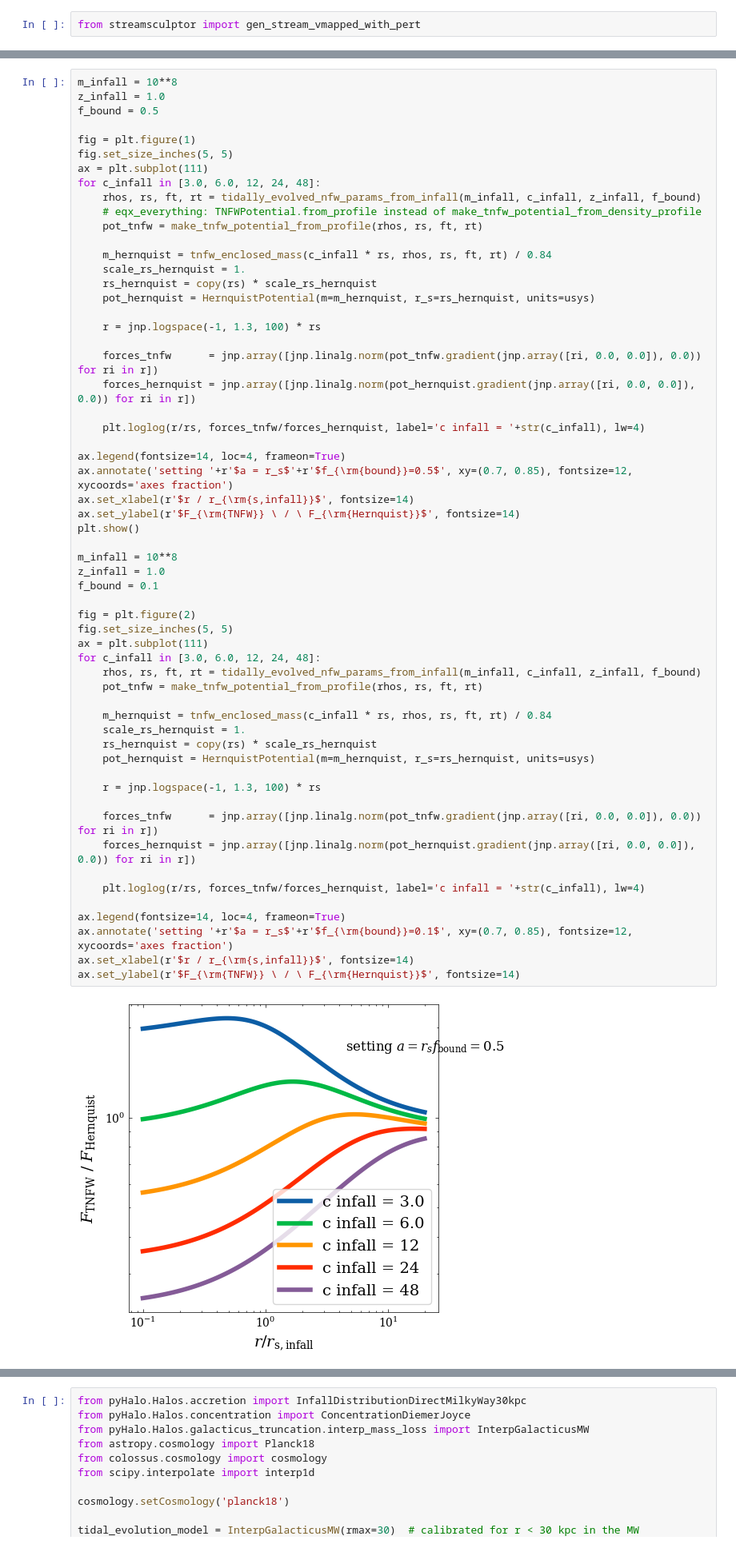
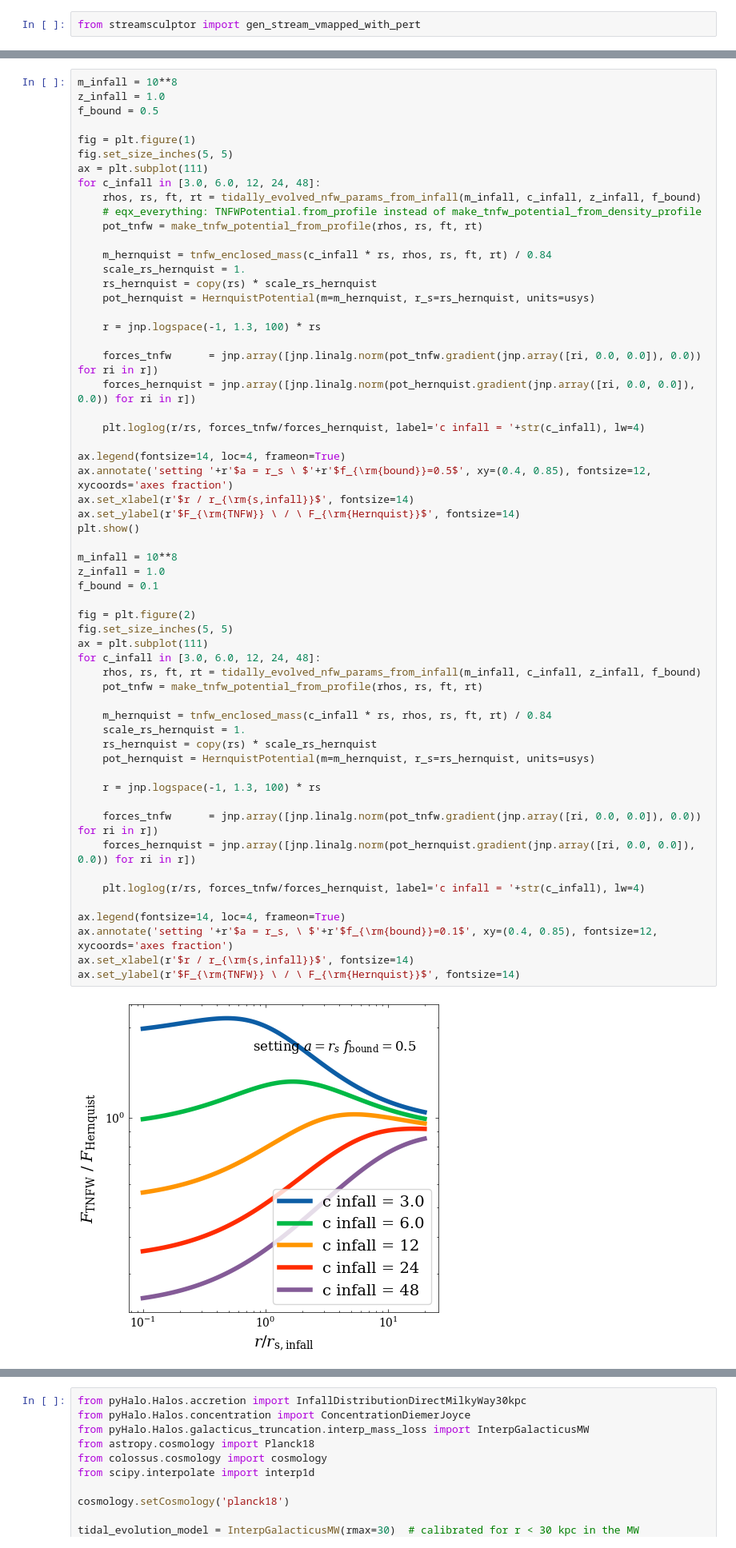
Before and after one commit to jnibauer/streamsculptor, a Jupyter notebook: streamsculptor/examples/many_subhalos_tnfw.ipynb, the cells around one changed output, grey strips where cells are left out. Shown at 80% size. Drawn from its saved outputs; the diff is of its cells as text.

```diff
--- a/streamsculptor/examples/many_subhalos_tnfw.ipynb
+++ b/streamsculptor/examples/many_subhalos_tnfw.ipynb
@@ -260,38 +262,38 @@ for c_infall in [3.0, 6.0, 12, 24, 48]:
     plt.loglog(r/rs, forces_tnfw/forces_hernquist, label='c infall = '+str(c_infall), lw=4)
 
 ax.legend(fontsize=14, loc=4, frameon=True)
-ax.annotate('setting '+r'$a = r_s$'+r'$f_{\rm{bound}}=0.5$', xy=(0.7, 0.85), fontsize=12, xycoords='axes fraction')
+ax.annotate('setting '+r'$a = r_s \ $'+r'$f_{\rm{bound}}=0.5$', xy=(0.4, 0.85), fontsize=12, xycoords='axes fraction')
 ax.set_xlabel(r'$r / r_{\rm{s,infall}}$', fontsize=14)
 ax.set_ylabel(r'$F_{\rm{TNFW}} \ / \ F_{\rm{Hernquist}}$', fontsize=14)
 plt.show()
 
 m_infall = 10**8
 z_infall = 1.0
 f_bound = 0.1
 
 fig = plt.figure(2)
 fig.set_size_inches(5, 5)
 ax = plt.subplot(111)
 for c_infall in [3.0, 6.0, 12, 24, 48]:
     rhos, rs, ft, rt = tidally_evolved_nfw_params_from_infall(m_infall, c_infall, z_infall, f_bound)
     pot_tnfw = make_tnfw_potential_from_profile(rhos, rs, ft, rt)
 
     m_hernquist = tnfw_enclosed_mass(c_infall * rs, rhos, rs, ft, rt) / 0.84
     scale_rs_hernquist = 1.
     rs_hernquist = copy(rs) * scale_rs_hernquist
     pot_hernquist = HernquistPotential(m=m_hernquist, r_s=rs_hernquist, units=usys)
 
     r = jnp.logspace(-1, 1.3, 100) * rs
 
     forces_tnfw      = jnp.array([jnp.linalg.norm(pot_tnfw.gradient(jnp.array([ri, 0.0, 0.0]), 0.0)) for ri in r])
     forces_hernquist = jnp.array([jnp.linalg.norm(pot_hernquist.gradient(jnp.array([ri, 0.0, 0.0]), 0.0)) for ri in r])
 
     plt.loglog(r/rs, forces_tnfw/forces_hernquist, label='c infall = '+str(c_infall), lw=4)
 
 ax.legend(fontsize=14, loc=4, frameon=True)
-ax.annotate('setting '+r'$a = r_s$'+r'$f_{\rm{bound}}=0.1$', xy=(0.7, 0.85), fontsize=12, xycoords='axes fraction')
+ax.annotate('setting '+r'$a = r_s, \ $'+r'$f_{\rm{bound}}=0.1$', xy=(0.4, 0.85), fontsize=12, xycoords='axes fraction')
 ax.set_xlabel(r'$r / r_{\rm{s,infall}}$', fontsize=14)
 ax.set_ylabel(r'$F_{\rm{TNFW}} \ / \ F_{\rm{Hernquist}}$', fontsize=14)
 # %% [output]
-[figure, old version]
+[figure, new version]
 Text(0, 0.5, '$F_{\\rm{TNFW}} \\ / \\ F_{\\rm{Hernquist}}$')
```
Also changed, not shown: parts of 12 cells of this notebook, 3 other files.
